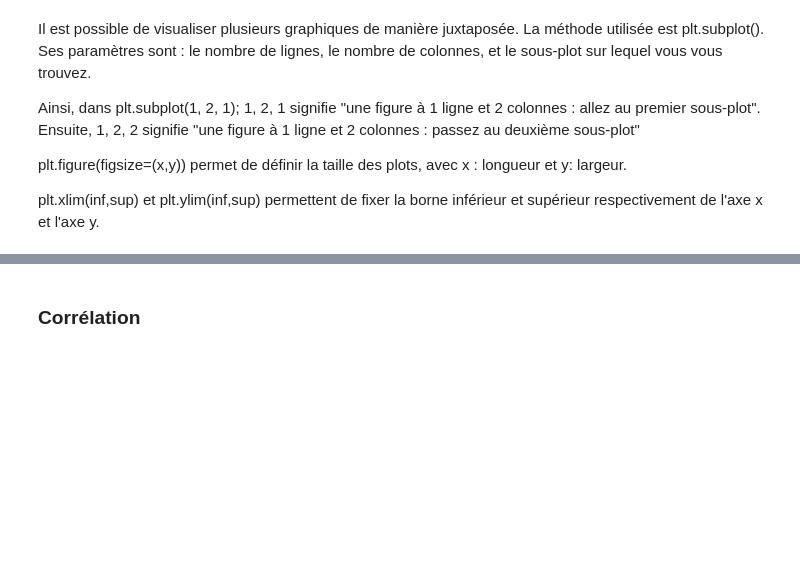
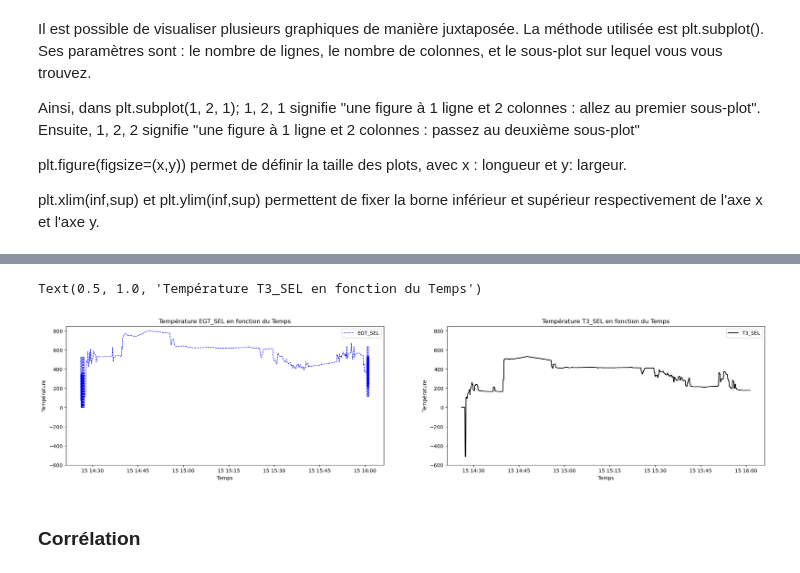
Before and after one commit to yacinebena/TDs-statistiques-descriptives, a Jupyter notebook: TD2.ipynb, the cells around one changed output, grey strips where cells are left out. Cells and saved outputs as stored; diff of their text form; code cells hidden in the pictures; blank space fills up the shorter version.

```diff
--- a/TD2.ipynb
+++ b/TD2.ipynb
@@ -90,12 +130,32 @@ plt.ylim(-600,850)
 # %%
 """
 EXERCICE - Plot avec titres et légende
 
 Explorez la documentation de pyplot pour ajouter au graphe précédent :
 1. Un titre à la figure
 2. Des titres aux axes
 3. Une légende
 """
+fig = plt.figure(figsize=(25,5))
+
+plt.subplot(1, 2, 1)
+plt.plot(vol['t'], vol['EGT_SEL'], 'b--', linewidth=1, label='EGT_SEL')
+plt.ylim(-600,850)
+plt.xlabel('Temps')
+plt.ylabel('Température')
+plt.legend()
+plt.title('Température EGT_SEL en fonction du Temps')
+
+plt.subplot(1, 2, 2)
+plt.plot(vol['t'], vol['T3_SEL'], 'k-', label='T3_SEL')
+plt.ylim(-600,850)
+plt.xlabel('Temps')
+plt.ylabel('Température')
+plt.legend()
+plt.title('Température T3_SEL en fonction du Temps')
+# %% [output]
+Text(0.5, 1.0, 'Température T3_SEL en fonction du Temps')
+[figure, added]
 # %% [markdown]
 ### Corrélation
 # %% [markdown]
```
Also changed, not shown: parts of 69 cells of this notebook.
